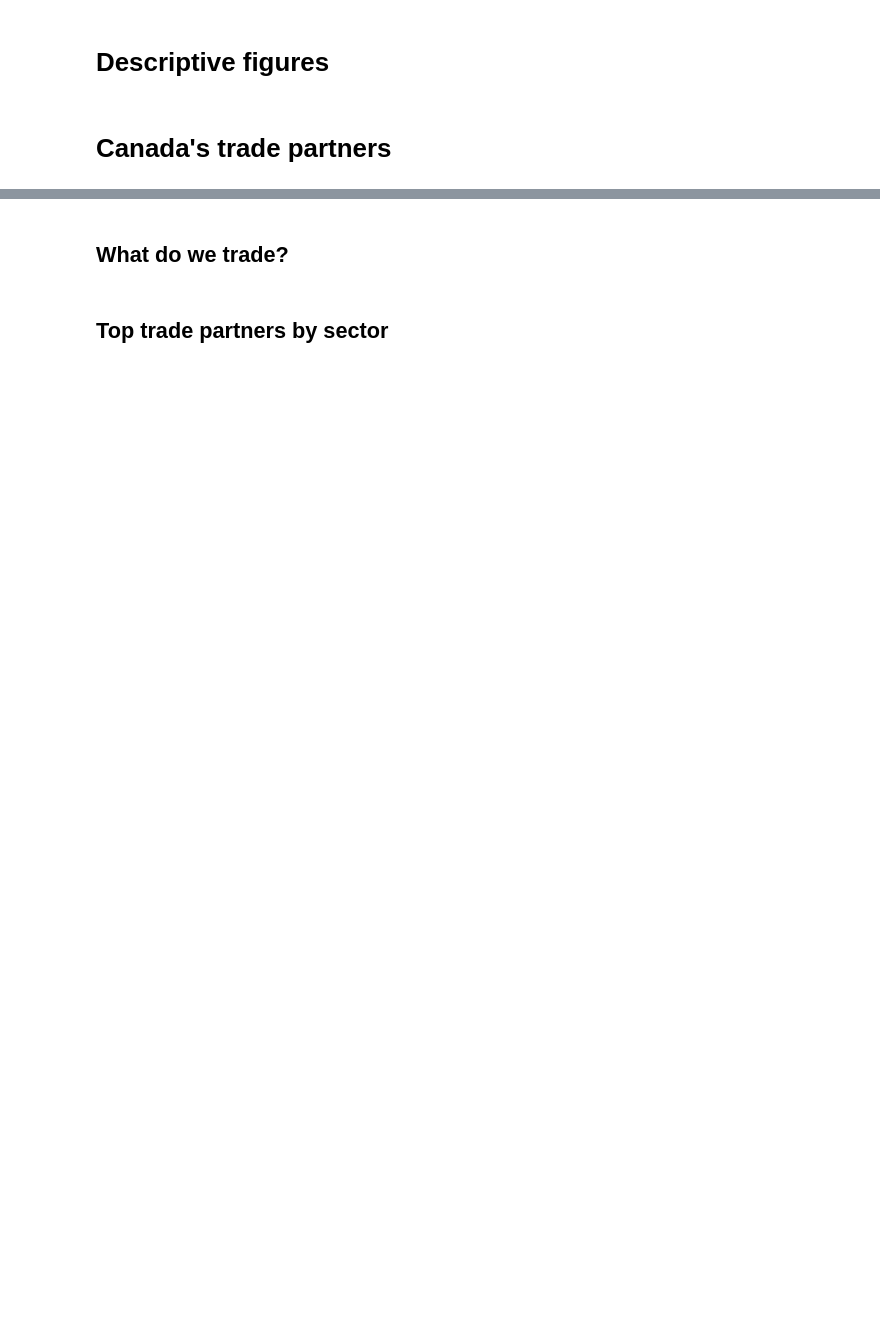
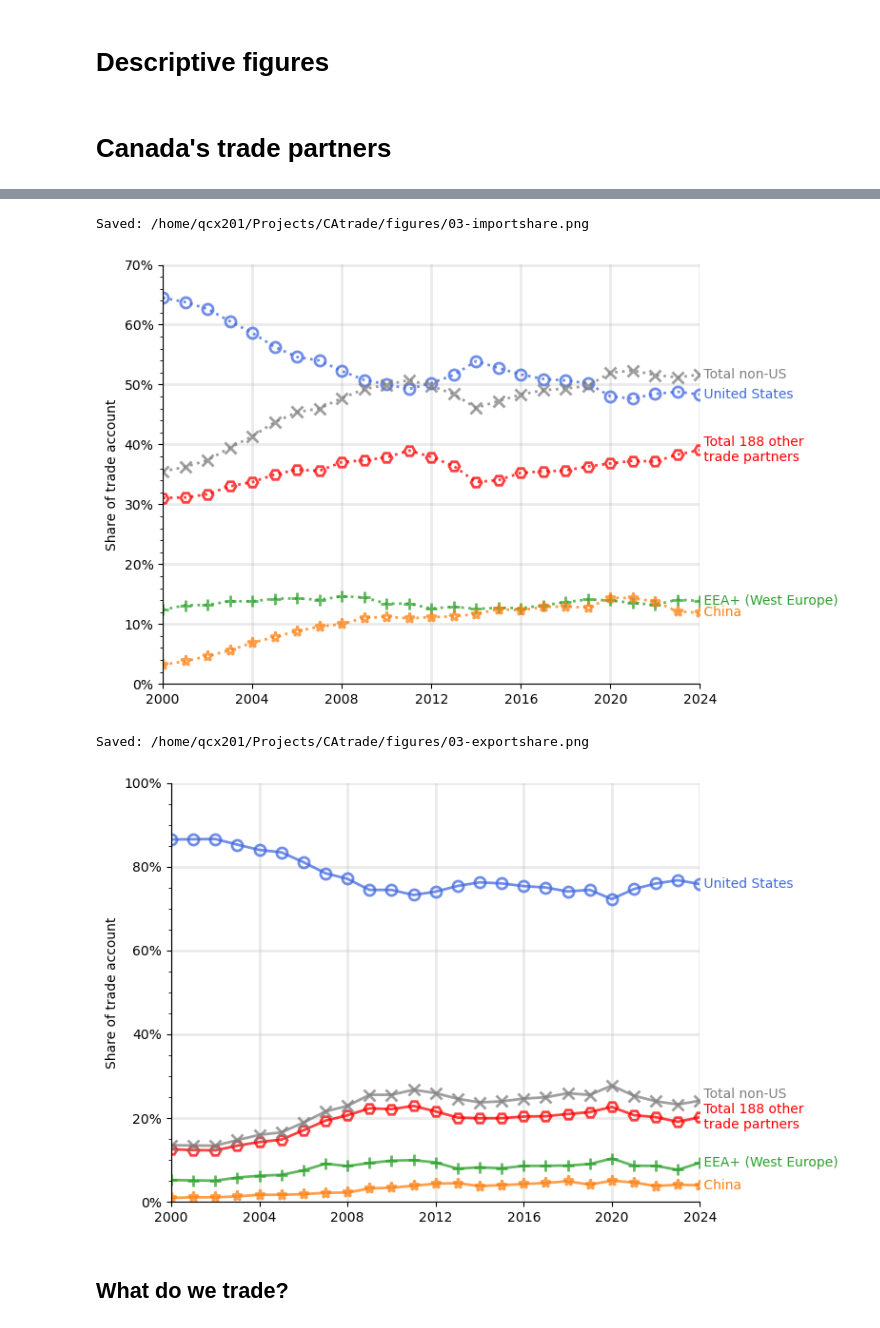
Before and after one commit to qcx201/CAtrade, a Jupyter notebook: src/03-desc.ipynb, the cells around one changed output, grey strips where cells are left out. Drawn from its saved outputs; the diff is of its cells as text; code cells hidden in the pictures; blank space fills up the shorter version.

```diff
--- a/src/03-desc.ipynb
+++ b/src/03-desc.ipynb
@@ -197,7 +256,7 @@ for title, params in data_dict.items():
 # %%
 partners = ['United States', 'EEA+ (West Europe)', 'China']
 
-cols = ['importshare', 'exportshare', 'tradebalanceshare']
+cols = ['importshare', 'exportshare']
 
 # aggregate other trade partners
 cond1 = ~(cous['cou'].isin(partners)) # already listed partners
@@ -212,7 +271,7 @@ sdf = cous[cond]
 others = sdf.groupby('year').sum()
 others = others.reset_index()
 
-label = f'Total of {nothers:,} other trade partners'
+label = f'Total {nothers:,} other\n trade partners'
 others['cou'] = label
 partners.append(label)
 
@@ -236,35 +295,51 @@ linestyles = [':', '-', '-.']
 
 # partners
 markers = ['o', '+', '*', 'H', 'x']
-colors = ['royalblue', dcolors[2], dcolors[1], 'red', 'lightgray']
+colors = ['royalblue', dcolors[2], dcolors[1], 'red', 'gray']
 
 for i, col in enumerate(cols):
 
     fig, ax = plt.subplots(figsize=(8, 5))
 
     for j, cou in enumerate(partners):
 
         cond = data['cou'] == cou
         x, y = data.loc[cond, 'year'], data.loc[cond, col]
 
         ax.plot(x, y, lw=2, ls=linestyles[i], alpha=0.75,
                 marker=markers[j], fillstyle='none',
                 markersize=8, markeredgewidth=2,
                 label=cou, color=colors[j])
 
+        ax.set_xlim(2000, 2024)
+        ax.set_xticks(range(2000, 2025, 4))
+
+        xend, yend = x.dropna().iloc[-1], y.dropna().iloc[-1]
+
+        va = 'bottom' if (('non-US' in cou) and ('export' in col)) else 'center'
+        ax.text(xend, yend, f' {cou}', va=va, ha='left', color=colors[j])
+
+    _, ymax = ax.get_ylim()
+    ax.set_ylim(0, ymax)
 
     ax.set_ylabel('Share of trade account')
     ticks = ax.get_yticks()
     ax.set_yticks(ticks, [f'{t:.0%}' for t in ticks])
     ax.yaxis.minorticks_on()
 
     fig.tight_layout()
-    fig.legend(loc='upper center', bbox_to_anchor=(0.5, 0), ncol=3, frameon=False)
+    # fig.legend(loc='upper center', bbox_to_anchor=(0.5, 0), ncol=3, frameon=False)
 
     dst = os.path.join(fig_dir, f'03-{col}.png')
+
     fig.savefig(dst, bbox_inches='tight')
     print('Saved:', dst)
 
     plt.show()
+# %% [output]
+Saved: /home/qcx201/Projects/CAtrade/figures/03-importshare.png
+[figure, added]
+Saved: /home/qcx201/Projects/CAtrade/figures/03-exportshare.png
+[figure, added]
 # %% [markdown]
 ## What do we trade?
@@ -273,2 +345,0 @@ for i, col in enumerate(cols):
-# %% [markdown]
-## Top trade partners by sector
```
Also changed, not shown: parts of 9 cells of this notebook, 12 other files.
